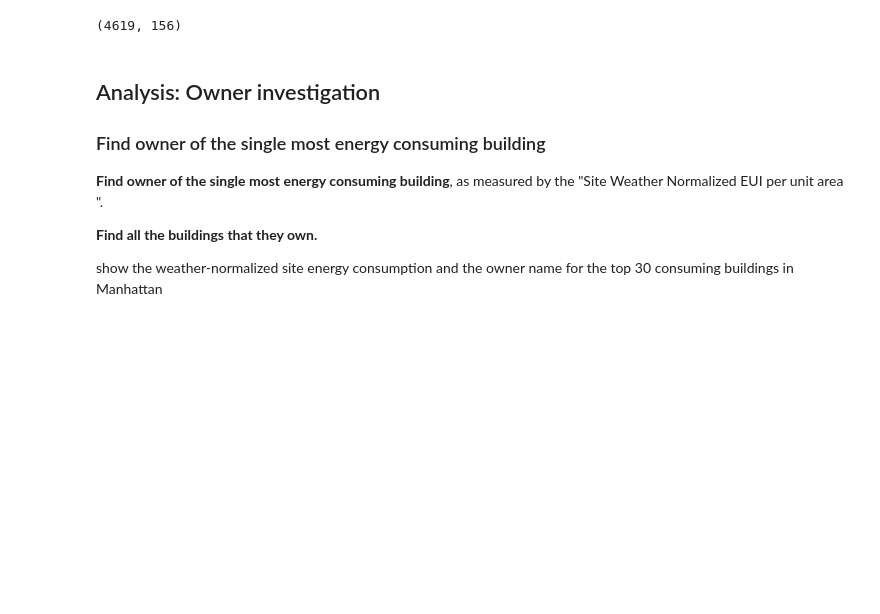
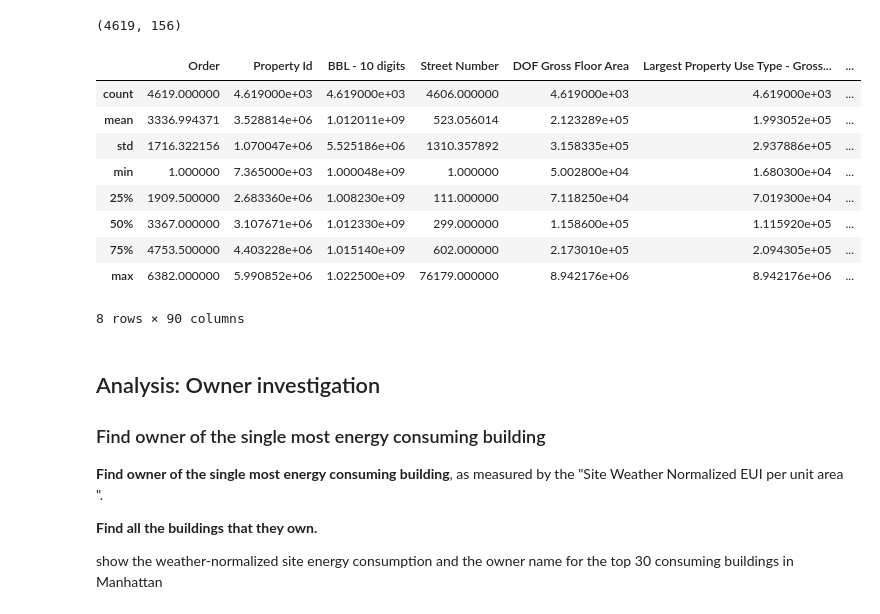
Before and after one commit to fedhere/DSPS, a Jupyter notebook: HW5/BuildingsEnergyOwners.ipynb, the cells around one changed output. Cells and saved outputs as stored; diff of their text form; code cells hidden in the pictures; blank space fills up the shorter version.

```diff
--- a/HW5/BuildingsEnergyOwners.ipynb
+++ b/HW5/BuildingsEnergyOwners.ipynb
@@ -90,10 +311,23 @@ At last, from the original dataset remove only the columns that are NaN in the c
 # %%
 # -- drop buildings for which WN Site EUI is NaN
 wnec = "Weather Normalized Site EUI (kBtu/ft²)"
-...
+ll84pl.dropna(subset=[wnec], inplace=True)
 ll84pl.shape
 # %% [output]
 (4619, 156)
+# %%
+ll84pl.describe()
+# %% [output]
+|  | Order | Property Id | BBL - 10 digits | Street Number | DOF Gross Floor Area | Largest Property Use Type - Gross... | ... |
+| count | 4619.000000 | 4.619000e+03 | 4.619000e+03 | 4606.000000 | 4.619000e+03 | 4.619000e+03 | ... |
+| mean | 3336.994371 | 3.528814e+06 | 1.012011e+09 | 523.056014 | 2.123289e+05 | 1.993052e+05 | ... |
+| std | 1716.322156 | 1.070047e+06 | 5.525186e+06 | 1310.357892 | 3.158335e+05 | 2.937886e+05 | ... |
+| min | 1.000000 | 7.365000e+03 | 1.000048e+09 | 1.000000 | 5.002800e+04 | 1.680300e+04 | ... |
+| 25% | 1909.500000 | 2.683360e+06 | 1.008230e+09 | 111.000000 | 7.118250e+04 | 7.019300e+04 | ... |
+| 50% | 3367.000000 | 3.107671e+06 | 1.012330e+09 | 299.000000 | 1.158600e+05 | 1.115920e+05 | ... |
+| 75% | 4753.500000 | 4.403228e+06 | 1.015140e+09 | 602.000000 | 2.173010e+05 | 2.094305e+05 | ... |
+| max | 6382.000000 | 5.990852e+06 | 1.022500e+09 | 76179.000000 | 8.942176e+06 | 8.942176e+06 | ... |
+8 rows × 90 columns
 # %% [markdown]
 ## Analysis: Owner investigation
 ### Find owner of the single most energy consuming building
```
Also changed, not shown: parts of 28 cells of this notebook.
